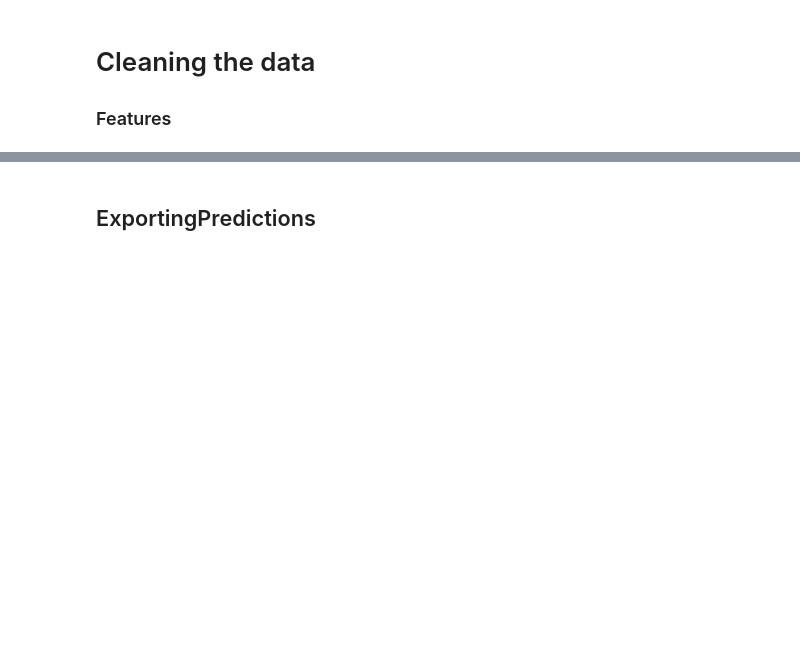
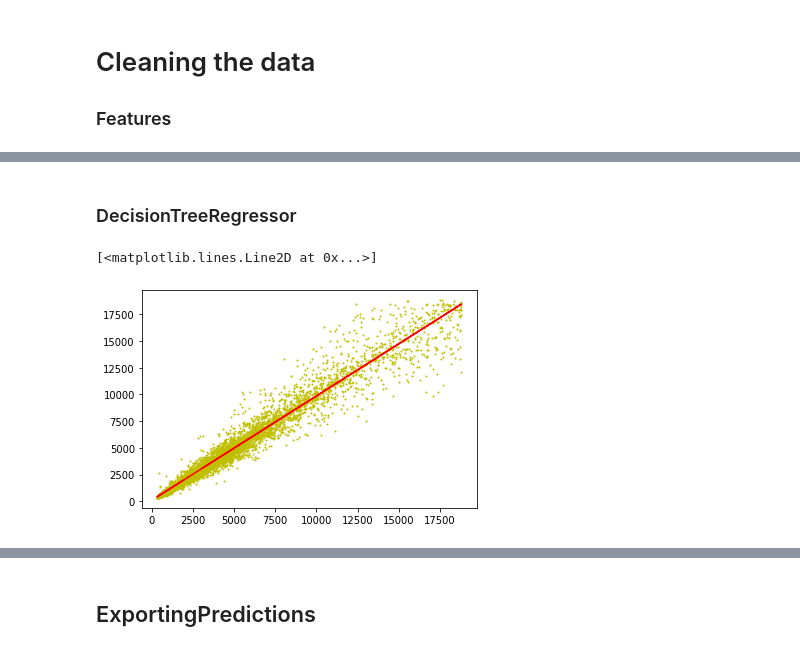
Before and after one commit to adrianacoca/Kaggle-Competition, a Jupyter notebook: Training Models.ipynb, the cells around one changed output, grey strips where cells are left out. Saved outputs shown, nothing was run; the diff lists cells and outputs as text; code cells hidden in the pictures; blank space fills up the shorter version.

```diff
--- a/Training Models.ipynb
+++ b/Training Models.ipynb
@@ -401,0 +455,2 @@ printMetrics(y_test,y_pred)
+# %% [markdown]
+### DecisionTreeRegressor
@@ -401,0 +459,14 @@ printMetrics(y_test,y_pred)
+# %%
+csv = train_clean[features_0]
+csv
+X_train, X_test, y_train, y_test = split(csv)
+y_pred = fitModel(DecisionTreeRegressor())
+y_pred = y_pred.round()
+# %%
+plt.scatter(y_test,y_pred, s=1, color = "y")
+
+m, b = np.polyfit(y_test,y_pred, 1)
+plt.plot(y_test, m*y_test + b, color = "r")
+# %% [output]
+[<matplotlib.lines.Line2D at 0x...>]
+[figure, added]
```
Also changed, not shown: parts of 52 cells of this notebook, 11 other files.
